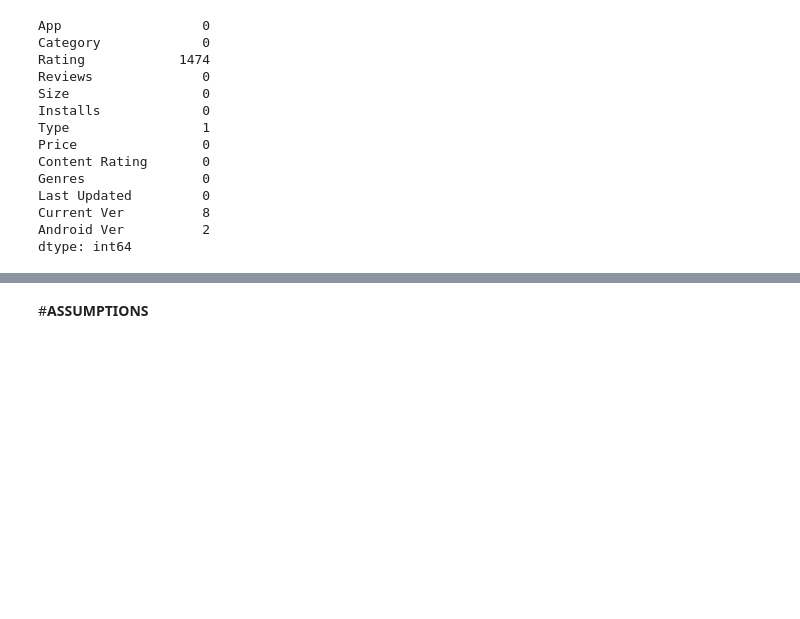
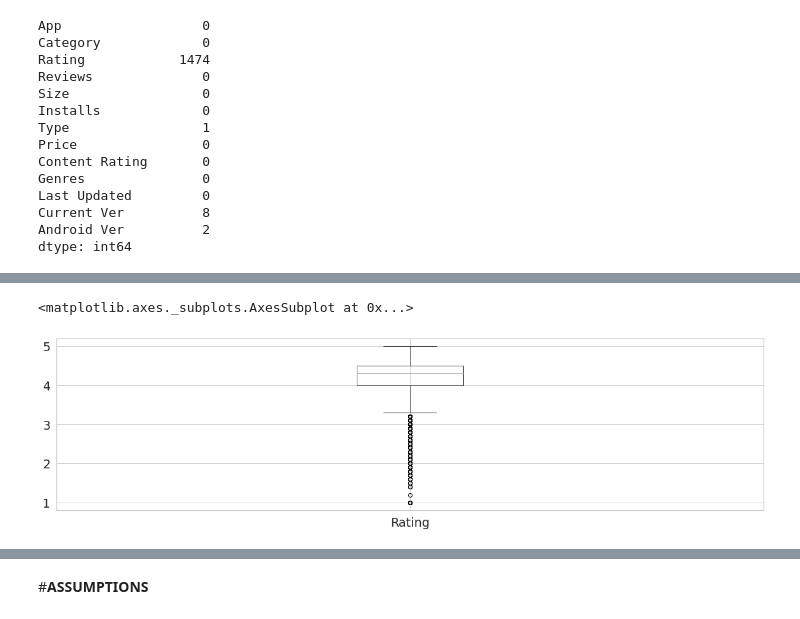
Before and after one commit to Harisha-AlmaBetter/Play-Store-Analysis-EDA-AlmaBetter, a Jupyter notebook: Play_Store_App_Review_Analysis_Capstone_Project_Harisha.ipynb, the cells around one changed output, grey strips where cells are left out. Saved outputs shown, nothing was run; the diff lists cells and outputs as text; code cells hidden in the pictures; blank space fills up the shorter version.

```diff
--- a/Play_Store_App_Review_Analysis_Capstone_Project_Harisha.ipynb
+++ b/Play_Store_App_Review_Analysis_Capstone_Project_Harisha.ipynb
@@ -220,0 +234,5 @@ NameError: ignored
+# %%
+apps_df.boxplot()
+# %% [output]
+<matplotlib.axes._subplots.AxesSubplot at 0x...>
+[figure, added]
```
Also changed, not shown: parts of 28 cells of this notebook.
